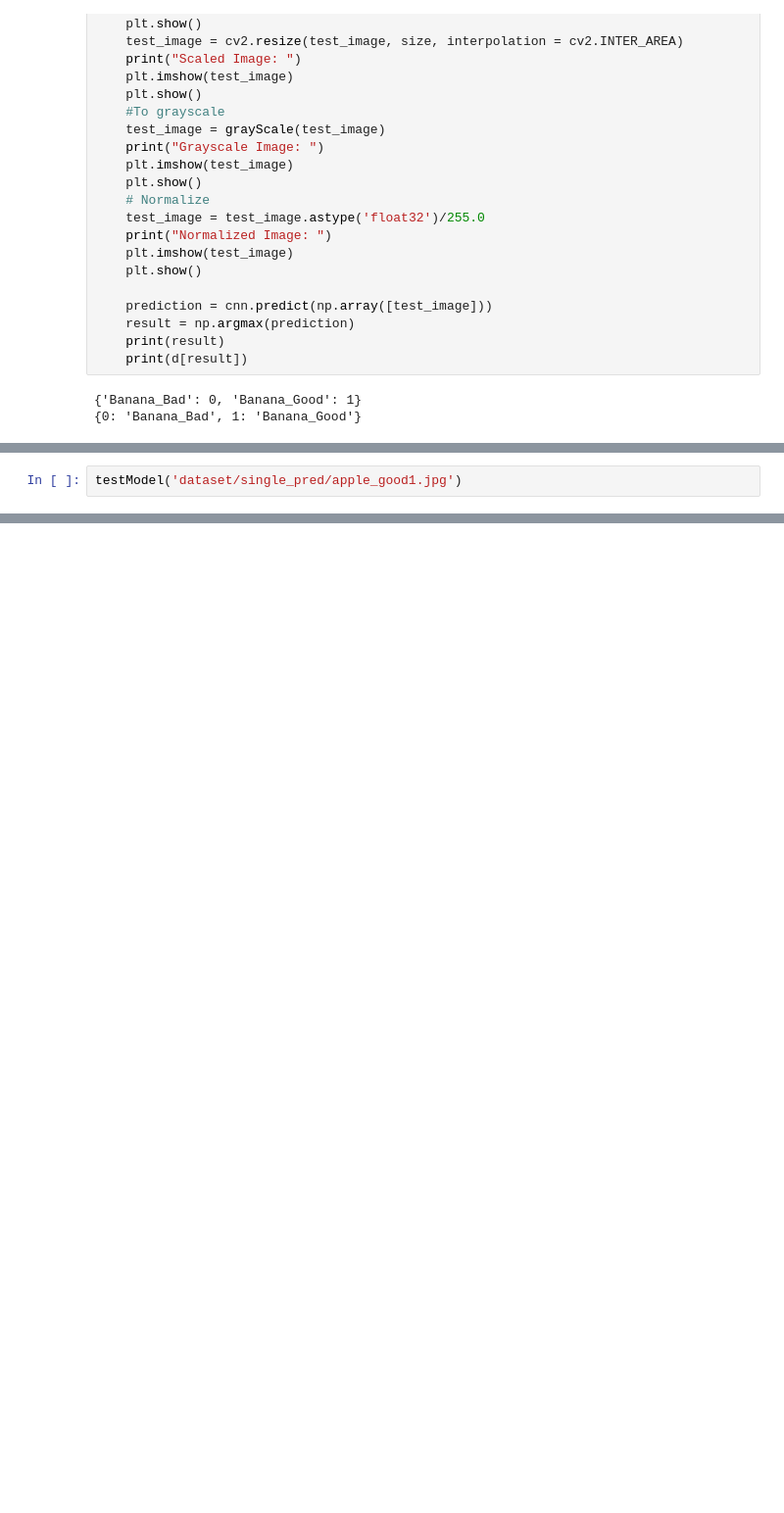
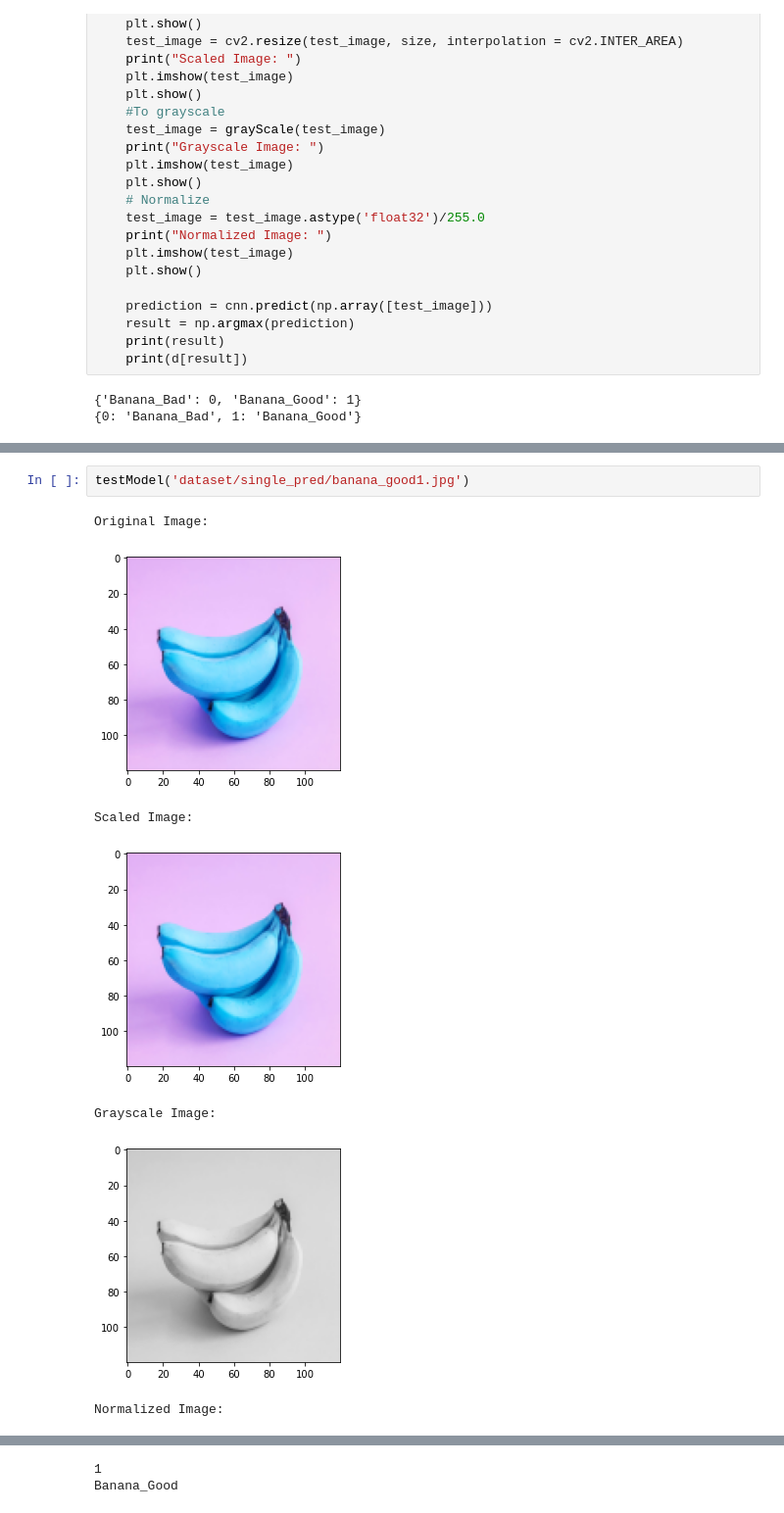
Before and after one commit to ChetanKrishna07/Fruit_Recognition, a Jupyter notebook: banana.ipynb, the cells around one changed output, grey strips where cells are left out. Shown at 98% size. Cells and saved outputs as stored; diff of their text form; blank space fills up the shorter version.

```diff
--- a/banana.ipynb
+++ b/banana.ipynb
@@ -217,2 +239,10 @@ testModel('dataset/single_pred/apple_spoil2.jpg')
 # %%
-testModel('dataset/single_pred/apple_good1.jpg')
+testModel('dataset/single_pred/banana_good1.jpg')
+# %% [output]
+Original Image:
+[figure, added]
+Scaled Image:
+[figure, added]
+Grayscale Image:
+[figure, added]
+Normalized Image:
@@ -219 +250,3 @@ testModel('dataset/single_pred/apple_good1.jpg')
+1
+Banana_Good
 # %%
```
Also changed, not shown: parts of 5 cells of this notebook.
